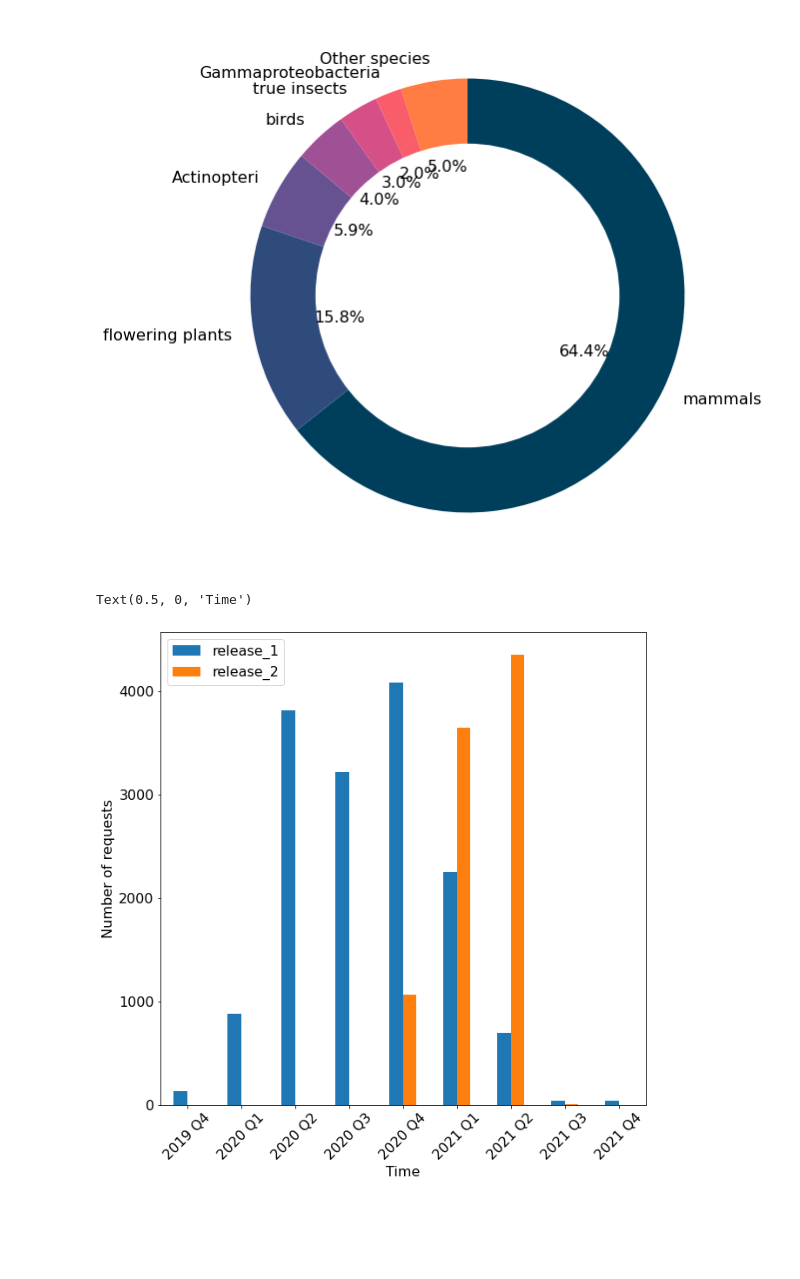
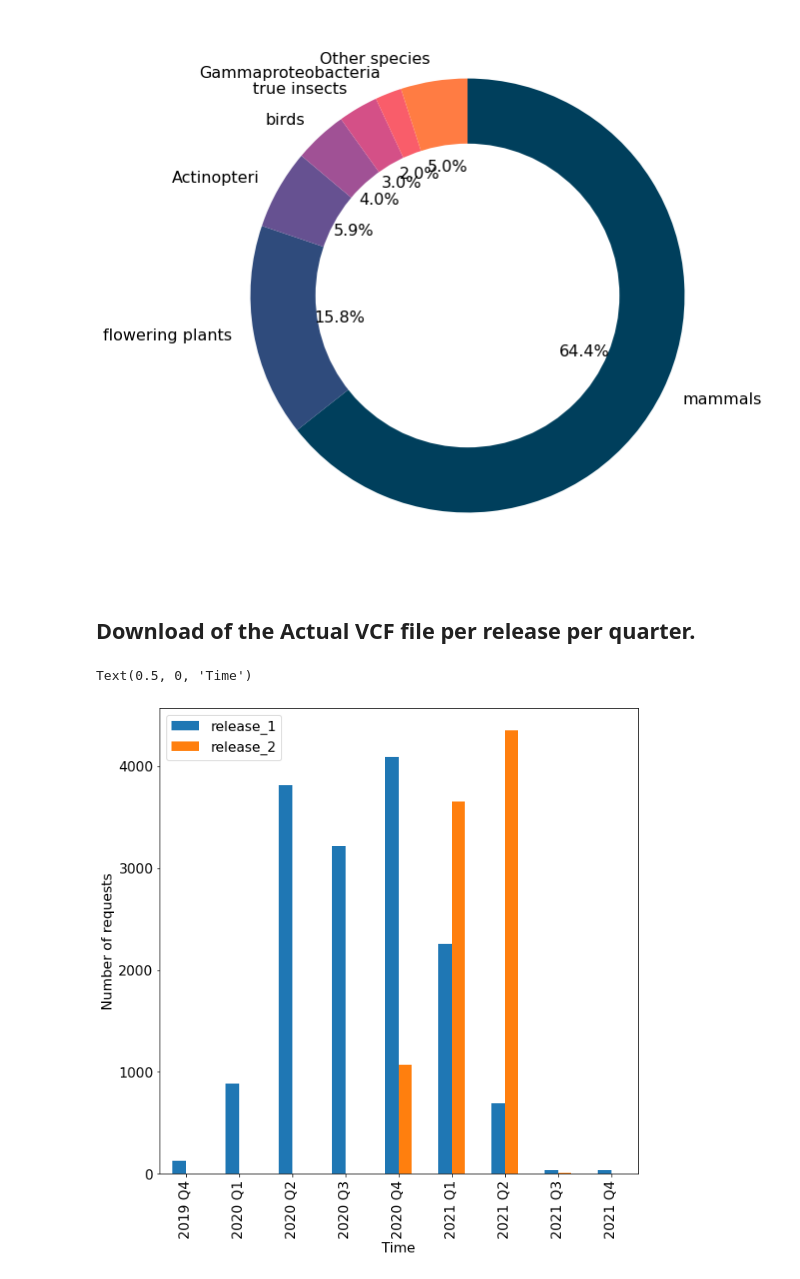
Before and after one commit to tcezard/eva-tasks, a Jupyter notebook: tasks/eva_2766/download_analysis.ipynb, the cells around one changed output. Drawn from its saved outputs; the diff is of its cells as text; code cells hidden in the pictures; blank space fills up the shorter version.

```diff
--- a/tasks/eva_2766/download_analysis.ipynb
+++ b/tasks/eva_2766/download_analysis.ipynb
@@ -270,18 +270,20 @@ donut_plot(df_2021[df_2021['release'] == 'release_1'], 'class', value='uhost', n
 donut_plot(df_2021[df_2021['release'] == 'release_2'], 'class', value='uhost', nb_categories=6)
 # %% [output]
 [figure]
+# %% [markdown]
+## Download of the Actual VCF file per release per quarter.
 # %%
 df2 = df[df['file_name'].str.contains('current')]
 df2 = df2[(df2['event_ts'] > datetime(year=2019, month=10, day=1)) & (df2['event_ts'] < datetime(year=2022, month=1, day=1))]
 
 df2.index = pd.to_datetime(df2['event_ts'])
 grouped_df = df2[df2['file_name'].str.contains('current')].groupby([ pd.Grouper(freq="Q"), 'release']).file_size.count().unstack()
 grouped_df['quarter'] = ['2019 Q4', '2020 Q1', '2020 Q2', '2020 Q3', '2020 Q4', '2021 Q1', '2021 Q2', '2021 Q3', '2021 Q4']
-axes = grouped_df.plot(kind='bar', y=['release_1', 'release_2'], rot=45, figsize=(10, 10), fontsize=16)
+axes = grouped_df.plot(kind='bar', y=['release_1', 'release_2'], rot=90, figsize=(10, 10), fontsize=16)
 axes.set_xticklabels(grouped_df.quarter)
 axes.legend(prop={"size":16})
 axes.set_ylabel('Number of requests', fontdict={'fontsize':16})
 axes.set_xlabel('Time', fontdict={'fontsize':16})
 # %% [output]
 Text(0.5, 0, 'Time')
-[figure, old version]
+[figure, new version]
```
Also changed, not shown: parts of 4 cells of this notebook.
